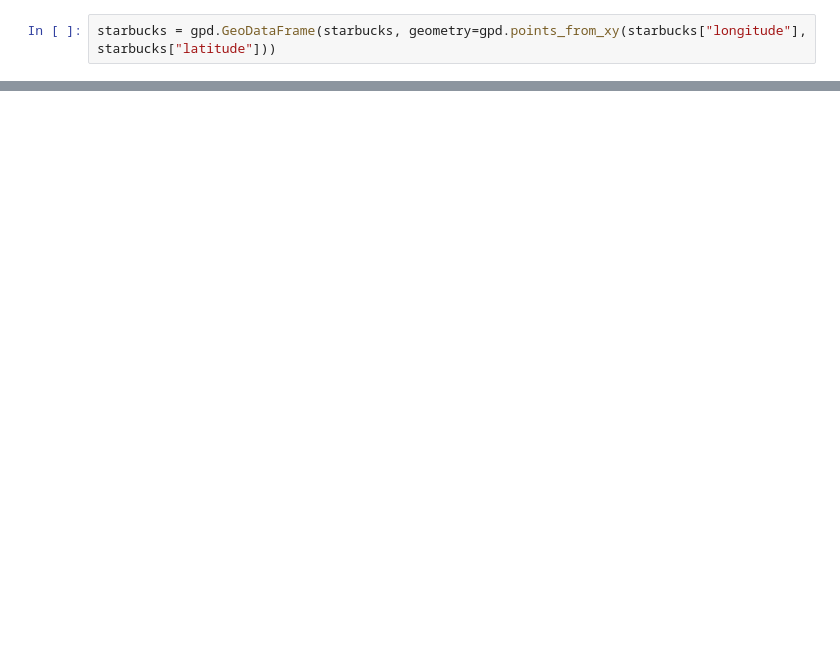
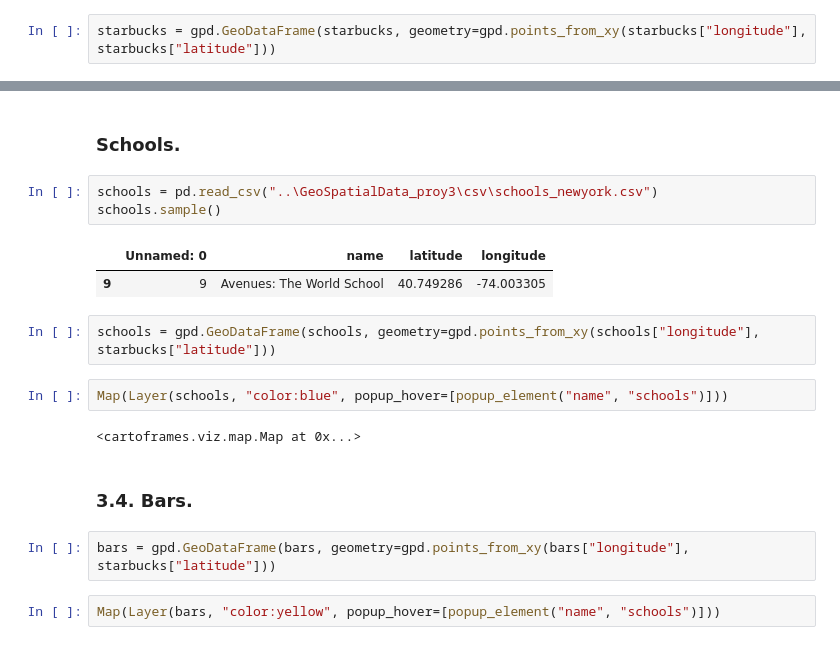
Before and after one commit to imalanz/RockAI_Studio, a Jupyter notebook: Graphing.ipynb, the cells around one changed output, grey strips where cells are left out. Drawn from its saved outputs; the diff is of its cells as text; blank space fills up the shorter version.

```diff
--- a/Graphing.ipynb
+++ b/Graphing.ipynb
@@ -116,5 +116,25 @@ Map(Layer(starbucks, "color:green", popup_hover=[popup_element("name", "Startups
 # %% [output]
 <cartoframes.viz.map.Map at 0x...>
+# %% [markdown]
+### Schools.
+# %%
+schools = pd.read_csv("..\GeoSpatialData_proy3\csv\schools_newyork.csv")
+schools.sample()
+# %% [output]
+|  | Unnamed: 0 | name | latitude | longitude |
+| 9 | 9 | Avenues: The World School | 40.749286 | -74.003305 |
+# %%
+schools = gpd.GeoDataFrame(schools, geometry=gpd.points_from_xy(schools["longitude"], starbucks["latitude"]))
+# %%
+Map(Layer(schools, "color:blue", popup_hover=[popup_element("name", "schools")]))
+# %% [output]
+<cartoframes.viz.map.Map at 0x...>
+# %% [markdown]
+### 3.4. Bars.
+# %%
+bars = gpd.GeoDataFrame(bars, geometry=gpd.points_from_xy(bars["longitude"], starbucks["latitude"]))
+# %%
+Map(Layer(bars, "color:yellow", popup_hover=[popup_element("name", "schools")]))
 # %%
 Map([
     Layer(starbucks, "color:green", popup_hover=[popup_element("name")]),
```
Also changed, not shown: parts of 3 cells of this notebook, 1 other file.
